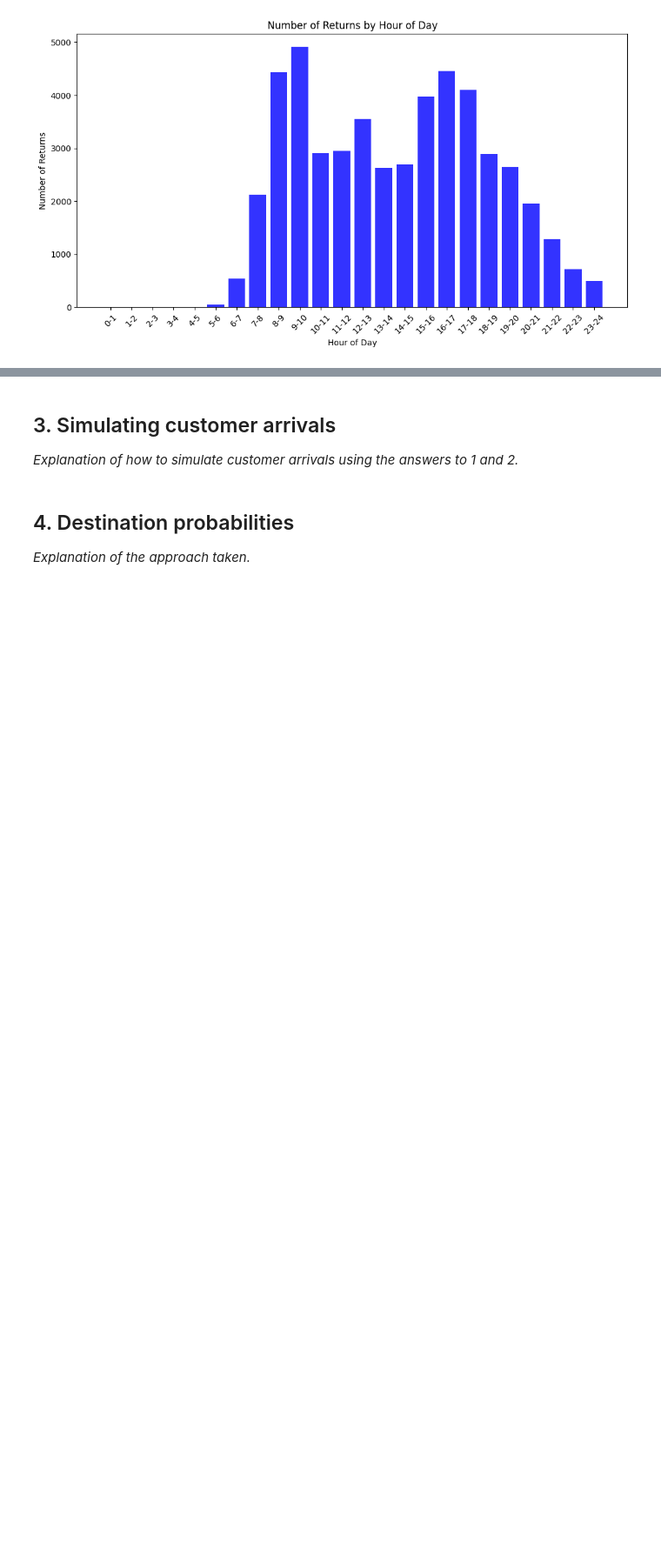
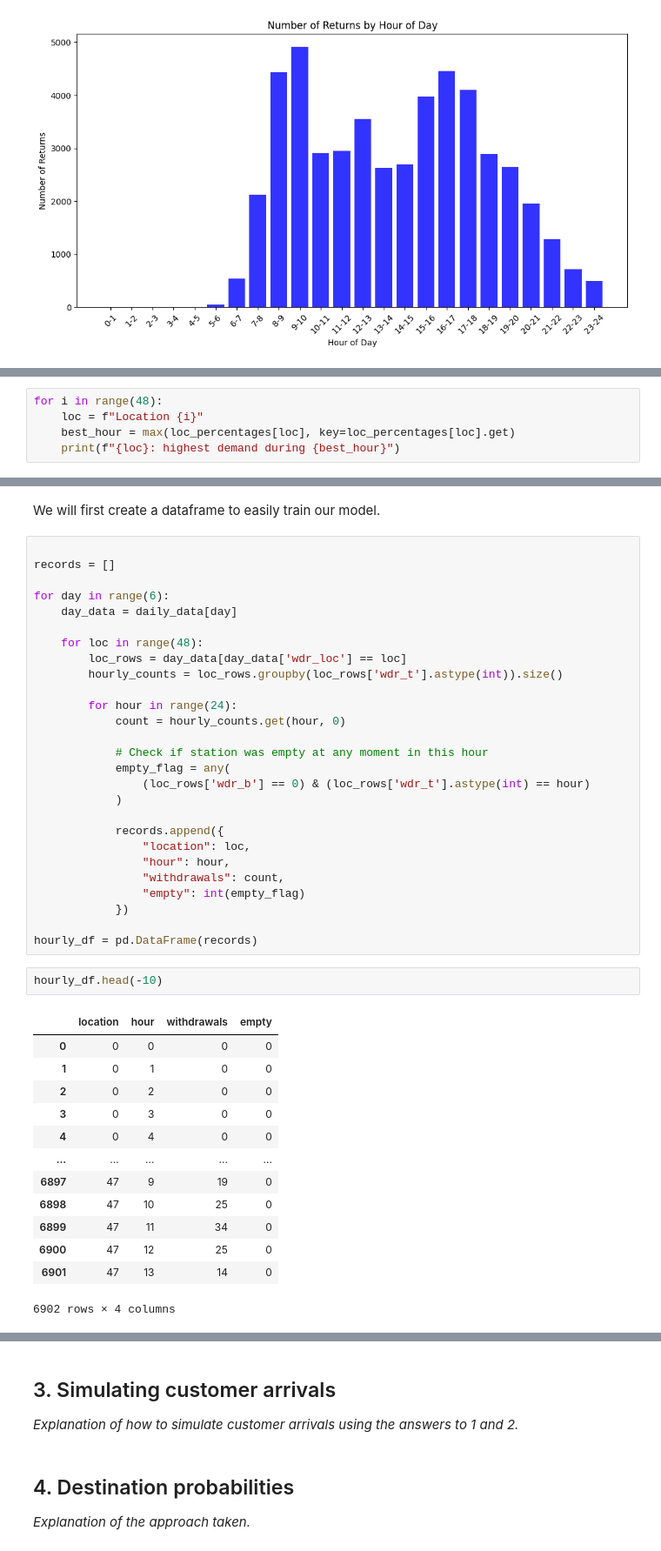
Before and after one commit to kuborro123/magda_is_demon_hunter, a Jupyter notebook: 1CK130_2025_Assignment_3.ipynb, the cells around one changed output, grey strips where cells are left out. Shown at 87% size. Saved outputs shown, nothing was run; the diff lists cells and outputs as text; blank space fills up the shorter version.

Commit message:
first ex

```diff
--- a/1CK130_2025_Assignment_3.ipynb
+++ b/1CK130_2025_Assignment_3.ipynb
@@ -408,0 +439,5 @@ network_dict
+# %%
+for i in range(48):
+    loc = f"Location {i}"
+    best_hour = max(loc_percentages[loc], key=loc_percentages[loc].get)
+    print(f"{loc}: highest demand during {best_hour}")
@@ -408,0 +737,45 @@ network_dict
+# %% [markdown]
+We will first create a dataframe to easily train our model.
+# %%
+
+records = []
+
+for day in range(6):
+    day_data = daily_data[day]
+
+    for loc in range(48):
+        loc_rows = day_data[day_data['wdr_loc'] == loc]
+        hourly_counts = loc_rows.groupby(loc_rows['wdr_t'].astype(int)).size()
+
+        for hour in range(24):
+            count = hourly_counts.get(hour, 0)
+
+            # Check if station was empty at any moment in this hour
+            empty_flag = any(
+                (loc_rows['wdr_b'] == 0) & (loc_rows['wdr_t'].astype(int) == hour)
+            )
+
+            records.append({
+                "location": loc,
+                "hour": hour,
+                "withdrawals": count,
+                "empty": int(empty_flag)
+            })
+
+hourly_df = pd.DataFrame(records)
+# %%
+hourly_df.head(-10)
+# %% [output]
+|  | location | hour | withdrawals | empty |
+| 0 | 0 | 0 | 0 | 0 |
+| 1 | 0 | 1 | 0 | 0 |
+| 2 | 0 | 2 | 0 | 0 |
+| 3 | 0 | 3 | 0 | 0 |
+| 4 | 0 | 4 | 0 | 0 |
+| ... | ... | ... | ... | ... |
+| 6897 | 47 | 9 | 19 | 0 |
+| 6898 | 47 | 10 | 25 | 0 |
+| 6899 | 47 | 11 | 34 | 0 |
+| 6900 | 47 | 12 | 25 | 0 |
+| 6901 | 47 | 13 | 14 | 0 |
+6902 rows × 4 columns
```
Also changed, not shown: parts of 27 cells of this notebook.
